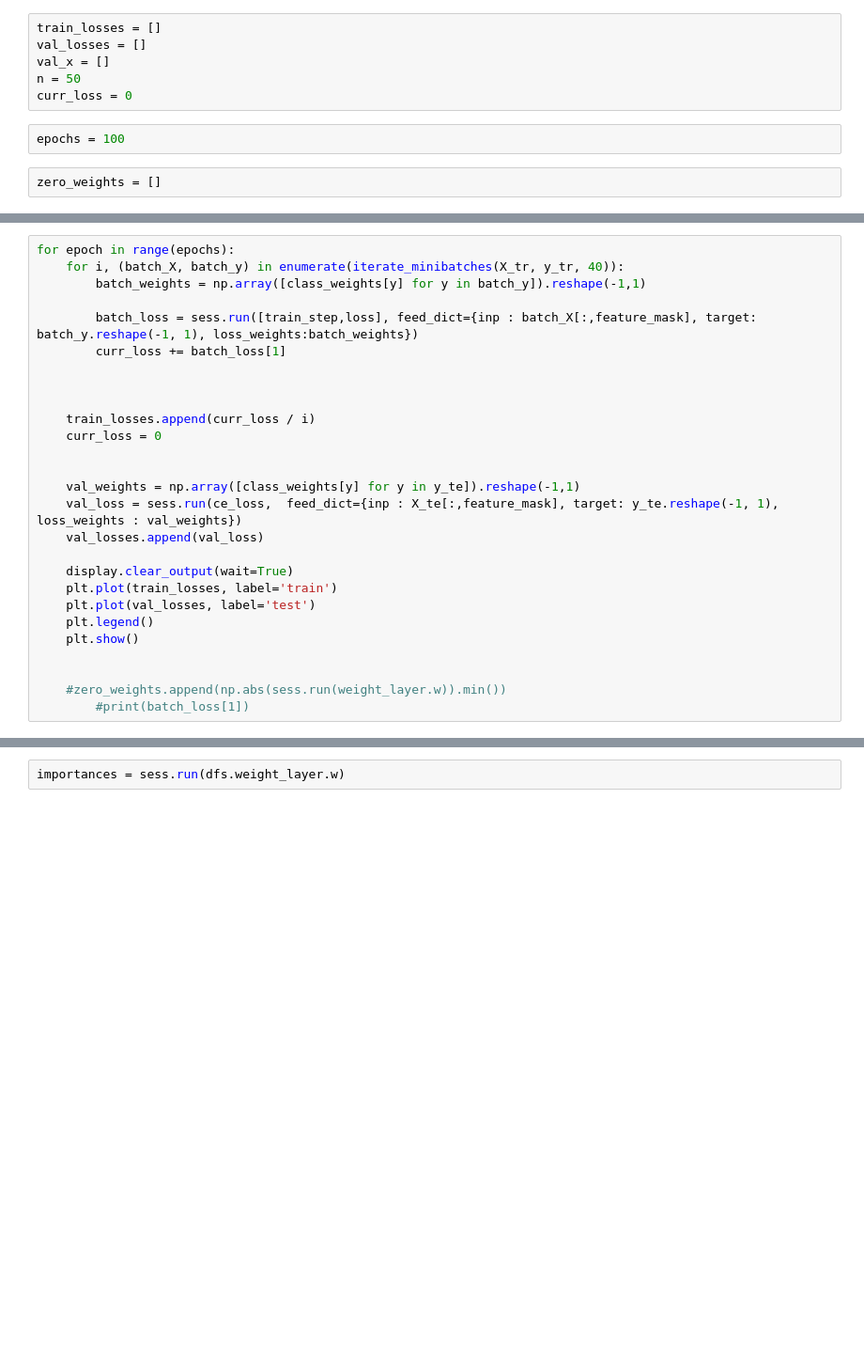
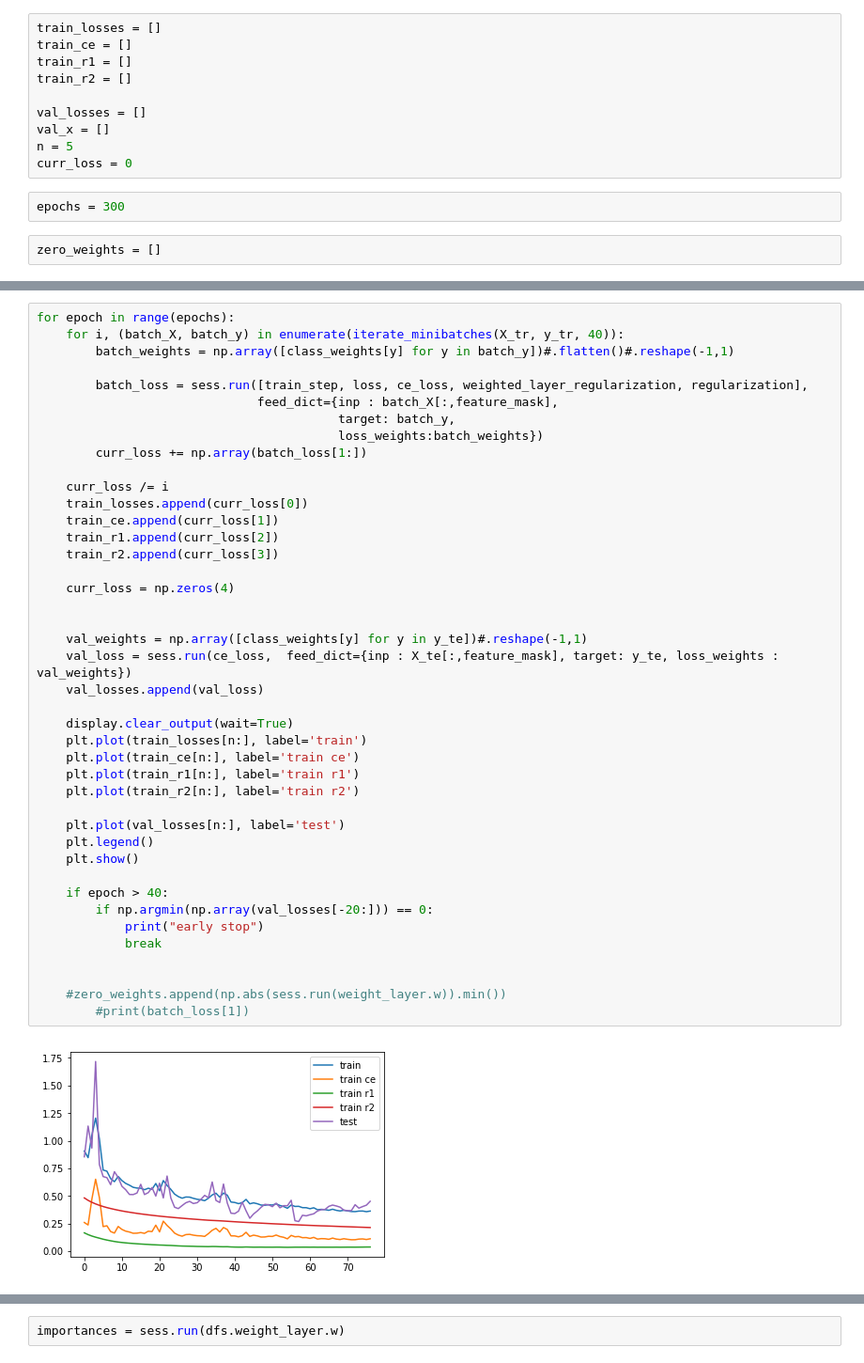
Before and after one commit to rykachevskiy/insilico_test, a Jupyter notebook: src/main.ipynb, the cells around one changed output, grey strips where cells are left out. Shown at 94% size. Saved outputs shown, nothing was run; the diff lists cells and outputs as text; blank space fills up the shorter version.

```diff
--- a/src/main.ipynb
+++ b/src/main.ipynb
@@ -172,11 +193,15 @@ def iterate_minibatches(x, y, batchsize, shuffle=True):
         yield x[excerpt], y[excerpt]
 # %%
 train_losses = []
+train_ce = []
+train_r1 = []
+train_r2 = []
+
 val_losses = []
 val_x = []
-n = 50
+n = 5
 curr_loss = 0
 # %%
-epochs = 100
+epochs = 300
 # %%
 zero_weights = []
@@ -185,28 +221,44 @@ class_weights = {0.:8/11, 1.:3/11}
 # %%
 for epoch in range(epochs):
     for i, (batch_X, batch_y) in enumerate(iterate_minibatches(X_tr, y_tr, 40)):
-        batch_weights = np.array([class_weights[y] for y in batch_y]).reshape(-1,1)
+        batch_weights = np.array([class_weights[y] for y in batch_y])#.flatten()#.reshape(-1,1)
 
-        batch_loss = sess.run([train_step,loss], feed_dict={inp : batch_X[:,feature_mask], target: batch_y.reshape(-1, 1), loss_weights:batch_weights})
-        curr_loss += batch_loss[1]
+        batch_loss = sess.run([train_step, loss, ce_loss, weighted_layer_regularization, regularization],
+                              feed_dict={inp : batch_X[:,feature_mask],
+                                         target: batch_y,
+                                         loss_weights:batch_weights})
+        curr_loss += np.array(batch_loss[1:])
+
+    curr_loss /= i
+    train_losses.append(curr_loss[0])
+    train_ce.append(curr_loss[1])
+    train_r1.append(curr_loss[2])
+    train_r2.append(curr_loss[3])
+
+    curr_loss = np.zeros(4)
 
 
-
-    train_losses.append(curr_loss / i)
-    curr_loss = 0
-
-
-    val_weights = np.array([class_weights[y] for y in y_te]).reshape(-1,1)
-    val_loss = sess.run(ce_loss,  feed_dict={inp : X_te[:,feature_mask], target: y_te.reshape(-1, 1), loss_weights : val_weights})
+    val_weights = np.array([class_weights[y] for y in y_te])#.reshape(-1,1)
+    val_loss = sess.run(ce_loss,  feed_dict={inp : X_te[:,feature_mask], target: y_te, loss_weights : val_weights})
     val_losses.append(val_loss)
 
     display.clear_output(wait=True)
-    plt.plot(train_losses, label='train')
-    plt.plot(val_losses, label='test')
+    plt.plot(train_losses[n:], label='train')
+    plt.plot(train_ce[n:], label='train ce')
+    plt.plot(train_r1[n:], label='train r1')
+    plt.plot(train_r2[n:], label='train r2')
+
+    plt.plot(val_losses[n:], label='test')
     plt.legend()
     plt.show()
+
+    if epoch > 40:
+        if np.argmin(np.array(val_losses[-20:])) == 0:
+            print("early stop")
+            break
 
 
     #zero_weights.append(np.abs(sess.run(weight_layer.w)).min())
         #print(batch_loss[1])
 # %% [output]
+[figure, added]
```
Also changed, not shown: parts of 29 cells of this notebook.
